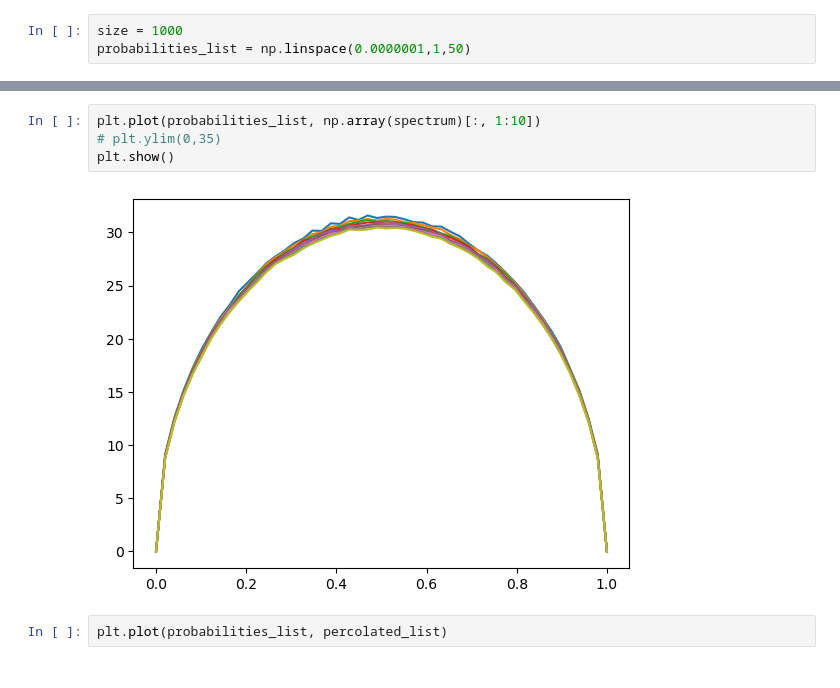
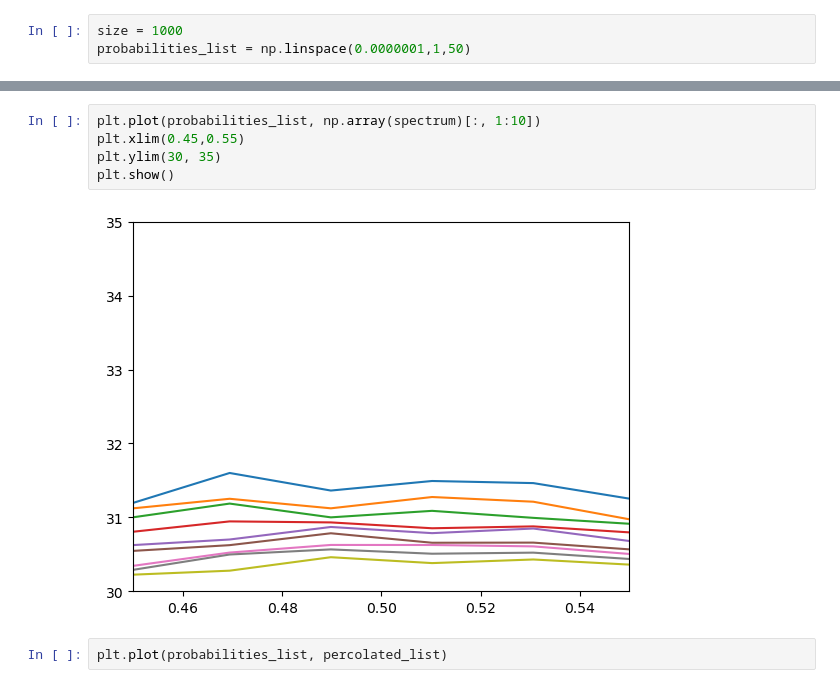
Before and after one commit to jaychandran-padayasi/Percolation, a Jupyter notebook: SVD-spectrum.ipynb, the cells around one changed output, grey strips where cells are left out. Saved outputs shown, nothing was run; the diff lists cells and outputs as text.

```diff
--- a/SVD-spectrum.ipynb
+++ b/SVD-spectrum.ipynb
@@ -39,10 +39,11 @@ p =  0.9795918387755101
 p =  1.0
 # %%
 plt.plot(probabilities_list, np.array(spectrum)[:, 1:10])
-# plt.ylim(0,35)
+plt.xlim(0.45,0.55)
+plt.ylim(30, 35)
 plt.show()
 # %% [output]
-[figure, old version]
+[figure, new version]
 # %%
 plt.plot(probabilities_list, percolated_list)
 # %% [output]
```
Also changed, not shown: 1 other file.
